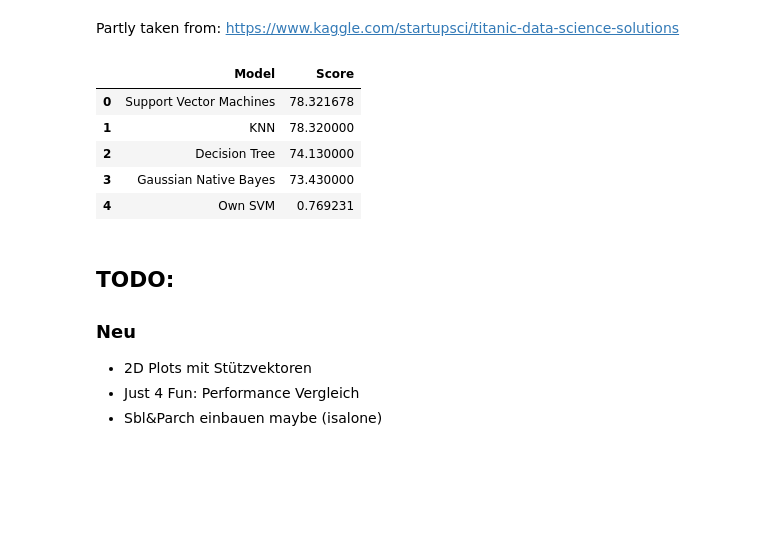
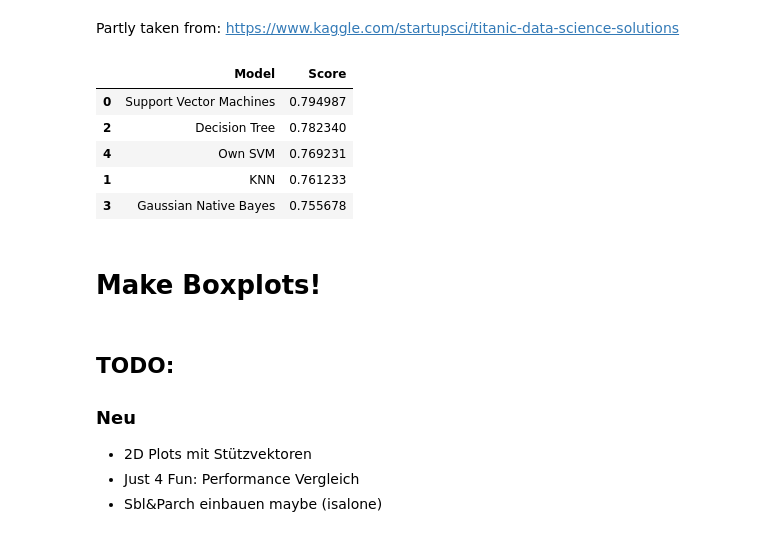
Before and after one commit to maqnius/ml, a Jupyter notebook: Titanic_m1107.ipynb, the cells around one changed output. Cells and saved outputs as stored; diff of their text form; code cells hidden in the pictures; blank space fills up the shorter version.

```diff
--- a/Titanic_m1107.ipynb
+++ b/Titanic_m1107.ipynb
@@ -419,6 +444,4 @@ Test-Score: 78.3216783217
 # %%
-from sklearn.model_selection import cross_val_score
-scores = cross_val_score(clf, X_all, y_all, cv=5, scoring=acc_scorer)
-
-print(r"K-Fold validation yealds a mean acurracy of %f +- %f %%" % (scores.mean(), scores.std()/scores.mean()))
+scores_svm = kfold(clf, X_all, y_all, cv=5)
+print(r"K-Fold validation yealds a mean acurracy of %f +- %f %%" % (scores_svm.mean(), scores_svm.std()/scores_svm.mean()))
 # %% [output]
@@ -428,26 +448,0 @@ K-Fold validation yealds a mean acurracy of 0.800677 +- 0.040337 %
-# %%
-def kfold(clf, X_all, y_all, cv=5):
-    idx, steps = np.linspace(0, len(y_all), num=cv+1, endpoint=True, retstep=True)
-    idx = idx[1:].astype(int)
-    steps = int(steps)
-    score = np.zeros(cv)
-    for i in range(len(idx)):
-        X_test, y_test = X_all.iloc[:, i * steps:(i+1)*steps], y_all.iloc[i * steps:(i+1)*steps]
-
-        X_train1, y_train1 = X_all.iloc[:, :i*steps], y_all.iloc[:i*steps]
-        X_train2, y_train2 = X_all.iloc[:, i*steps:], y_all.iloc[i*steps:]
-        if len(y_train1) > 0 and len(y_train2) > 0:
-            X_train = X_train1.merge(X_train2)
-            y_train = y_train1.merge(y_train2)
-        elif len(y_train1) > 0:
-            X_train = X_train1
-            y_train = y_train1
-        elif len(y_train2) > 0:
-            X_train = X_train2
-            y_train = y_train2
-        else:
-            print("what")
-
-        clf.fit(X_train, y_train)
-
-        print(accuracy_score(y_train, clf.predict(X_train)))
@@ -526,38 +520,40 @@ Partly taken from: https://www.kaggle.com/startupsci/titanic-data-science-soluti
 # %%
 from sklearn.tree import DecisionTreeClassifier
 from sklearn.linear_model import LogisticRegression
 from sklearn.neighbors import KNeighborsClassifier
 from sklearn.naive_bayes import GaussianNB
 from sklearn.ensemble import RandomForestClassifier , GradientBoostingClassifier
 
 knn = KNeighborsClassifier(n_neighbors = 3)
 knn.fit(X_train, y_train)
 Y_pred = knn.predict(X_test)
-score_knn = round(knn.score(X_test, y_test) * 100, 2)
+scores_knn = kfold(knn, X_all, y_all, cv=5)
 
 gaussian = GaussianNB()
 gaussian.fit(X_train, y_train)
 Y_pred = gaussian.predict(X_test)
-score_gaussian = round(gaussian.score(X_test, y_test) * 100, 2)
+scores_gaussian = kfold(gaussian, X_all, y_all, cv=5)
 
 # Decision Tree
 
 decision_tree = DecisionTreeClassifier()
 decision_tree.fit(X_train, y_train)
 Y_pred = decision_tree.predict(X_test)
-score_decision_tree = round(decision_tree.score(X_test, y_test) * 100, 2)
+scores_decision_tree = kfold(decision_tree, X_all, y_all, cv=5)
 
 models = pd.DataFrame({
     'Model': ['Support Vector Machines', 'KNN', 'Decision Tree', 'Gaussian Native Bayes', 'Own SVM'],
-    'Score': [score_svm, score_knn, score_decision_tree, score_gaussian, score_own]})
+    'Score': [scores_svm.mean(), score_knn.mean(), score_decision_tree.mean(), score_gaussian.mean(), score_own]})
 models.sort_values(by='Score', ascending=False)
 # %% [output]
 |  | Model | Score |
-| 0 | Support Vector Machines | 78.321678 |
-| 1 | KNN | 78.320000 |
-| 2 | Decision Tree | 74.130000 |
-| 3 | Gaussian Native Bayes | 73.430000 |
+| 0 | Support Vector Machines | 0.794987 |
+| 2 | Decision Tree | 0.782340 |
 | 4 | Own SVM | 0.769231 |
+| 1 | KNN | 0.761233 |
+| 3 | Gaussian Native Bayes | 0.755678 |
+# %% [markdown]
+#  Make Boxplots!
 # %% [markdown]
 ## TODO:
 ### Neu
```
Also changed, not shown: parts of 10 cells of this notebook.
